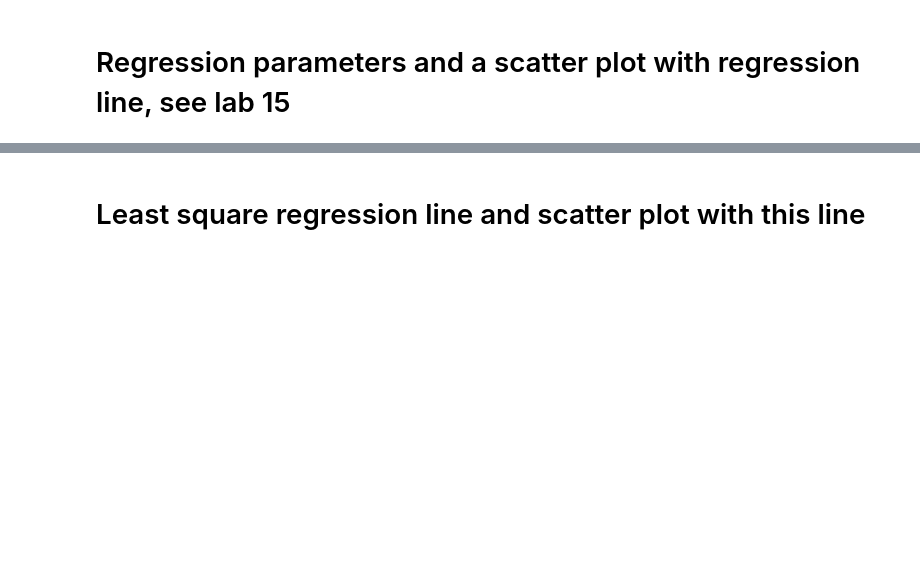
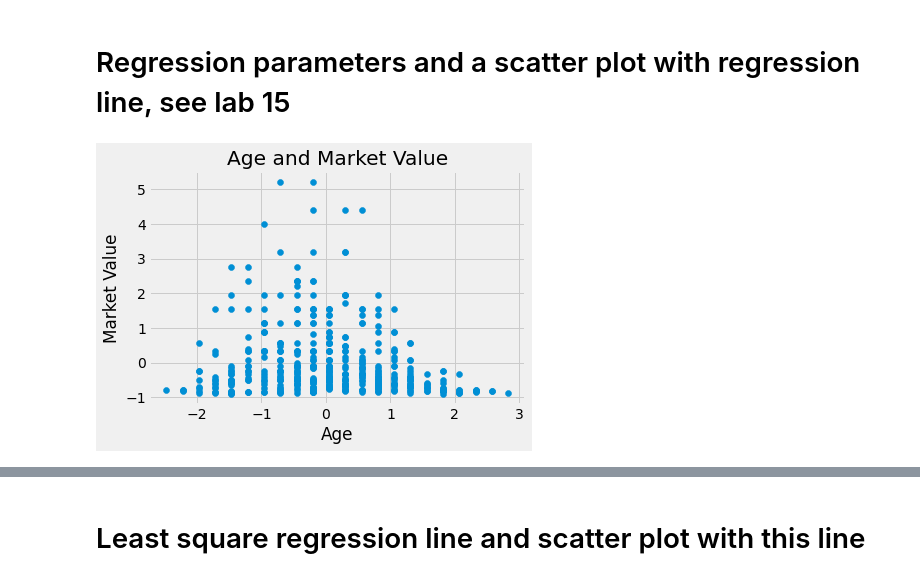
Before and after one commit to Sanzv/epl-players, a Jupyter notebook: final-project.ipynb, the cells around one changed output, grey strips where cells are left out. Drawn from its saved outputs; the diff is of its cells as text; code cells hidden in the pictures; blank space fills up the shorter version.

```diff
--- a/final-project.ipynb
+++ b/final-project.ipynb
@@ -300,5 +448,32 @@ Sum up the conclusions about what you did and why it is interesting to you, the
 Use scatter plot too show the relation between these variables
 
 Define a generic function that can be used to explore the corellation between any set of variables
+# %%
+def standard_units(arr):
+    arr_mean = arr.mean()
+    arr_std = arr.std()
+
+    arr_standard_unit = []
+    for item in arr:
+        arr_standard_unit.append((item - arr_mean) / arr_std)
+    return arr_standard_unit
+# %%
+# Standard units for columns of importance
+
+age_su = standard_units(epl_players["age"])
+market_value_su = standard_units(epl_players["market_value"])
+page_views_su = standard_units(epl_players["page_views"])
+fpl_value_su = standard_units(epl_players["fpl_value"])
+# %%
+def plot_scatter(x_values, y_values, title, xlabel, ylabel):
+    plt.scatter(x_values, y_values)
+    plt.title(title)
+    plt.xlabel(xlabel)
+    plt.ylabel(ylabel)
+    plt.show()
 # %% [markdown]
 # Regression parameters and a scatter plot with regression line, see lab 15
+# %%
+plot_scatter(age_su, market_value_su, "Age and Market Value", "Age", "Market Value")
+# %% [output]
+[figure, added]
```
Also changed, not shown: parts of 36 cells of this notebook.
